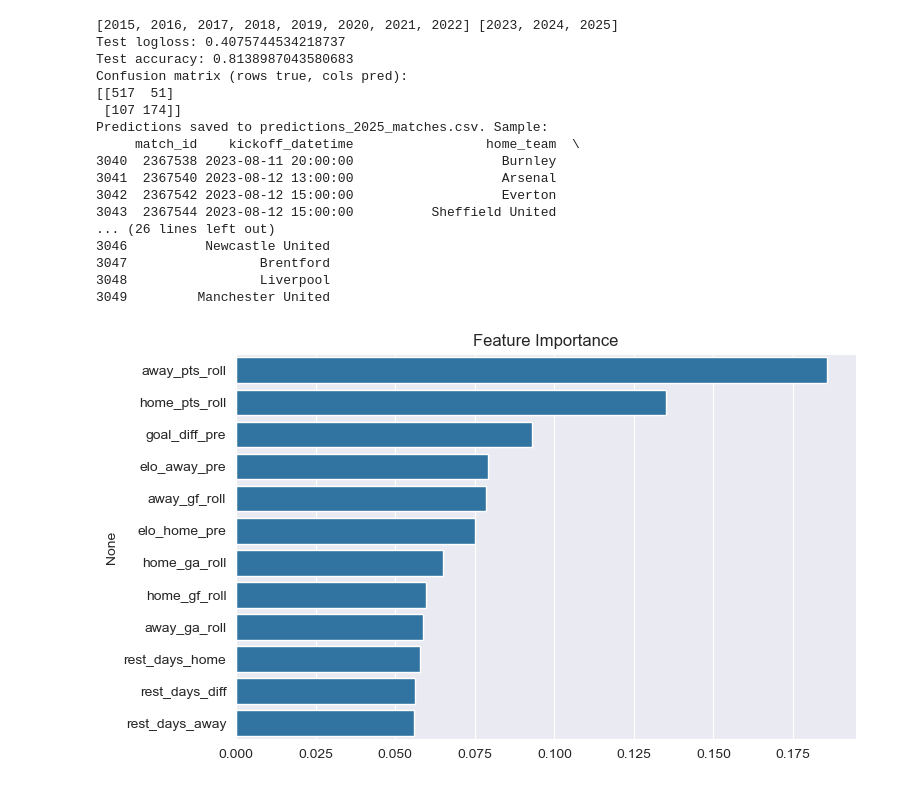
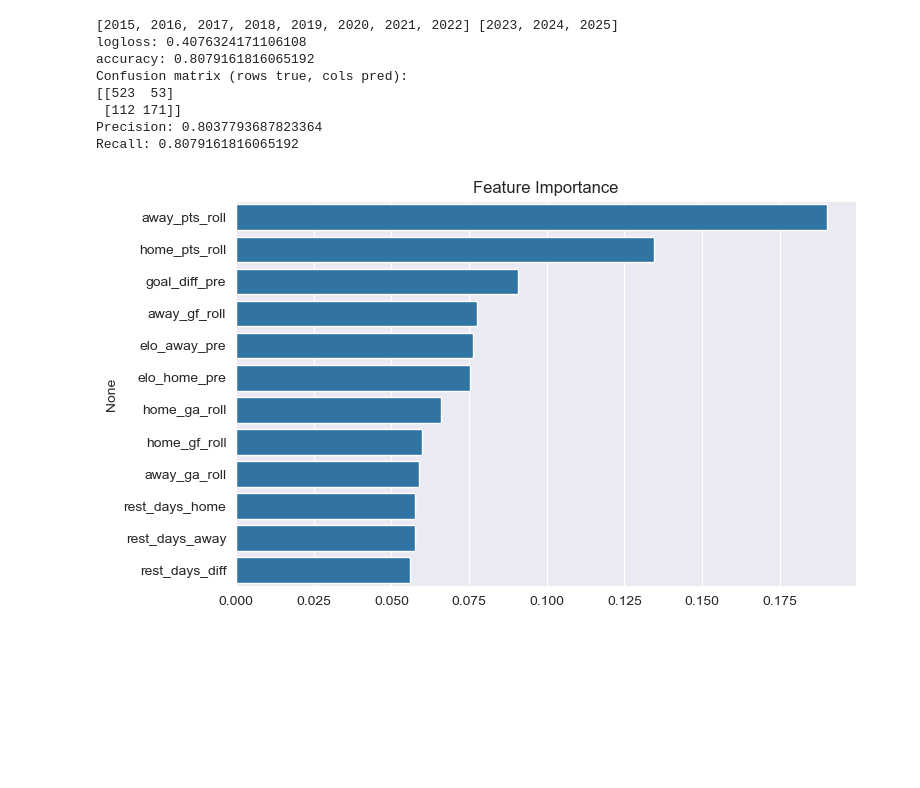
Before and after one commit to DSPRO1/epl-match-outcome-predictor, a Jupyter notebook: predict.ipynb, the cells around one changed output. Cells and saved outputs as stored; diff of their text form; code cells hidden in the pictures; blank space fills up the shorter version.

Commit message:
KAN-14: 3 models with more evaluations

```diff
--- a/predict.ipynb
+++ b/predict.ipynb
@@ -224,21 +211,32 @@ attendance_outliers: 0
+# %%
+from sklearn.ensemble import RandomForestClassifier
+def predict_random_forest(df):
+
+    X_train, y_train, X_test, y_test, test_df, label_map, features = prepare_data(df)
+
+    rf_model = RandomForestClassifier(
+        n_estimators=500,
+        max_depth=None,
+        random_state=42,
+        class_weight='balanced',
+    )
+
+    rf_model.fit(X_train, y_train)
+    #Predict with RandomForestClassifier the probability of H_or_D or A
+    prob = rf_model.predict_proba(X_test)
+    pred_labels = np.argmax(prob, axis=1)
+
+
+    evaluate(y_test, prob, pred_labels, test_df, label_map, features, rf_model.feature_importances_)
 # %%
-predict(m)
+predict_random_forest(m)
 # %% [output]
 [2015, 2016, 2017, 2018, 2019, 2020, 2021, 2022] [2023, 2024, 2025]
-Test logloss: 0.4075744534218737
-Test accuracy: 0.8138987043580683
+logloss: 0.4076324171106108
+accuracy: 0.8079161816065192
 Confusion matrix (rows true, cols pred):
-[[517  51]
- [107 174]]
-Predictions saved to predictions_2025_matches.csv. Sample:
-     match_id    kickoff_datetime                 home_team  \
-3040  2367538 2023-08-11 20:00:00                   Burnley
-3041  2367540 2023-08-12 13:00:00                   Arsenal
-3042  2367542 2023-08-12 15:00:00                   Everton
-3043  2367544 2023-08-12 15:00:00          Sheffield United
-... (26 lines left out)
-3046          Newcastle United
-3047                 Brentford
-3048                 Liverpool
-3049         Manchester United
+[[523  53]
+ [112 171]]
+Precision: 0.8037793687823364
+Recall: 0.8079161816065192
-[figure, old version]
+[figure, new version]
```
Also changed, not shown: parts of 6 cells of this notebook.
